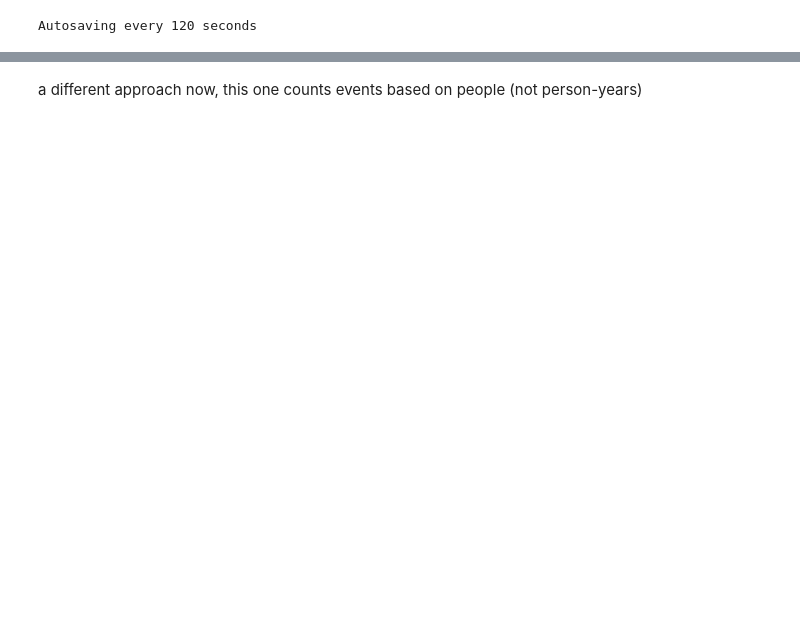
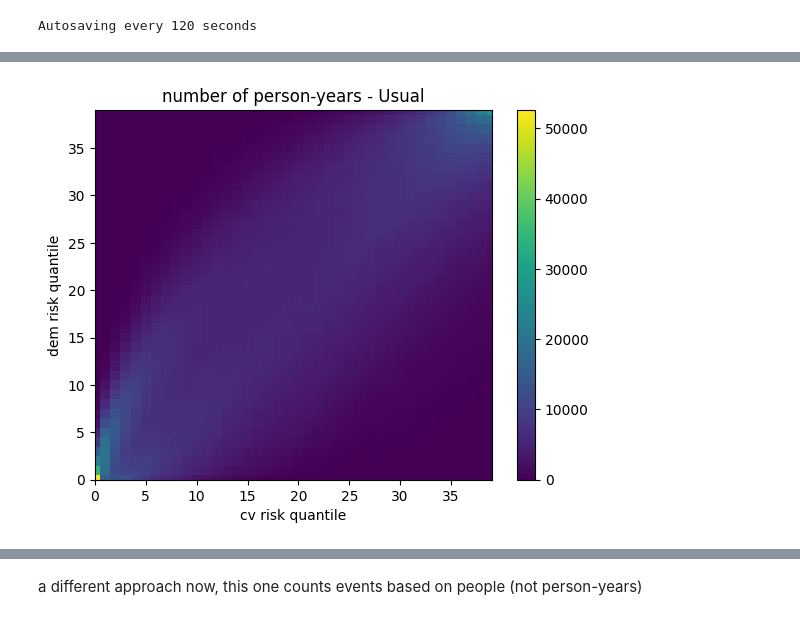
Before and after one commit to deligkaris/microsimNotebooks, a Jupyter notebook: findZeroAbsEffectSizes.ipynb, the cells around one changed output, grey strips where cells are left out. Saved outputs shown, nothing was run; the diff lists cells and outputs as text; code cells hidden in the pictures; blank space fills up the shorter version.

```diff
--- a/findZeroAbsEffectSizes.ipynb
+++ b/findZeroAbsEffectSizes.ipynb
@@ -240,17 +304,19 @@ for i,j,k in zip(countByPersonYearsDFSprint["demRisk"].values,
                  countByPersonYearsDFSprint["personYearsCount"].values):
     countByPersonYearsArraySprint[i,j]=k
 # %%
-#fig, ax = plt.subplots()
+fig, ax = plt.subplots()
 
-#c = ax.pcolormesh(X, Y, countByPersonYearsArrayUsual, shading='nearest')
-#ax.set_title('number of person-years - Usual')
-#plt.xlabel("cv risk quantile")
-#plt.ylabel("dem risk quantile")
-# set the limits of the plot to the limits of the data
-#ax.axis([0,nQuantiles-1, 0,nQuantiles-1])
-#fig.colorbar(c, ax=ax)
+c = ax.pcolormesh(X, Y, countByPersonYearsArrayUsual, shading='nearest')
+ax.set_title('number of person-years - Usual')
+plt.xlabel("cv risk quantile")
+plt.ylabel("dem risk quantile")
+#set the limits of the plot to the limits of the data
+ax.axis([0,nQuantiles-1, 0,nQuantiles-1])
+fig.colorbar(c, ax=ax)
 
-#plt.show()
+plt.show()
+# %% [output]
+[figure, added]
 # %%
 #there are some quantile-quantile boxes where there are exactly 0 person-years
 (countByPersonYearsArrayUsual == 0).astype(int).sum()
```
Also changed, not shown: parts of 57 cells of this notebook.
